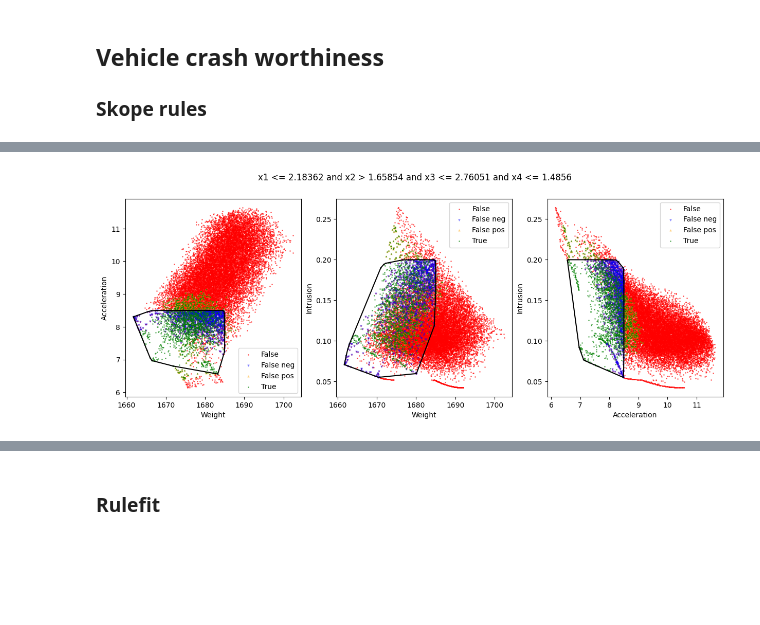
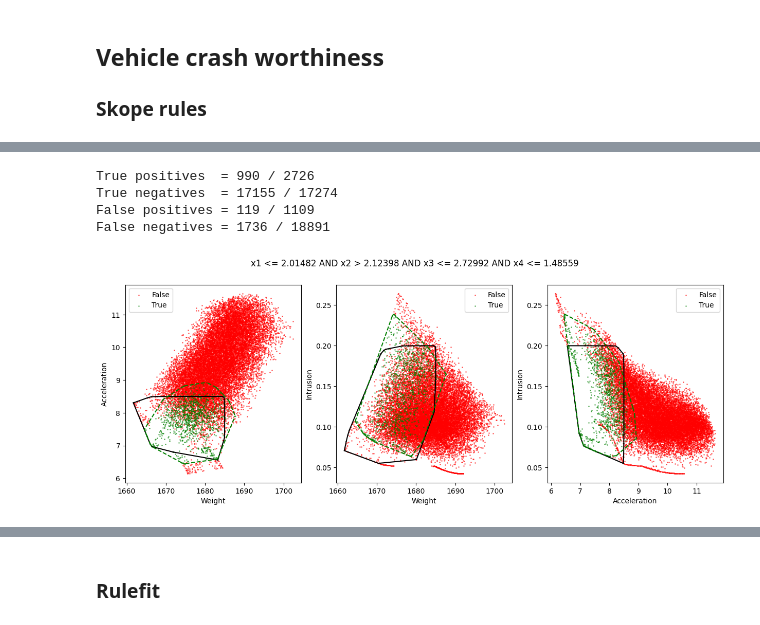
Before and after one commit to gialmisi/xaimoo-experiments, a Jupyter notebook: notebooks/Rule_showcase.ipynb, the cells around one changed output, grey strips where cells are left out. Drawn from its saved outputs; the diff is of its cells as text; code cells hidden in the pictures; blank space fills up the shorter version.

```diff
--- a/notebooks/Rule_showcase.ipynb
+++ b/notebooks/Rule_showcase.ipynb
@@ -9,7 +9,16 @@ warnings.filterwarnings("ignore")
 
 from xaimoo.utilities.data import label_vehicle_crash, label_two_bar_truss, label_welded_beam
 from xaimoo.utilities.visualize import plot_rule_explanations
-from xaimoo.explanations.rules import train_skope_rules, explain_skope_rules, train_rulefit_rules, explain_rulefit_rules, rule_to_conditions, index_rules, combine_rule_conditions
+from xaimoo.explanations.rules import train_skope_rules, explain_skope_rules, train_rulefit_rules, explain_rulefit_rules, rule_to_conditions, index_rules, combine_rule_conditions, simplify_rules
+
+def plot_helper(rules, to_consider, df, obj_names, target_category):
+
+    rules_list = [rules[i][0] for i in to_consider]
+
+    cons = combine_rule_conditions(rules_list)
+    df["mark"] = df.apply(cons, axis=1)
+
+    plot_rule_explanations(df, obj_names, "mark", "category", target_category, title=f"{simplify_rules(rules_list)}")
 # %% [markdown]
 ## Vehicle crash worthiness
 ### Skope rules
@@ -18,7 +27,7 @@ df_crash, var_names, obj_names = label_vehicle_crash("../data/VehicleCrash.csv")
 
 target_category = 1
 
-skope_kwargs = {"max_depth": range(1, len(var_names)+1), "precision_min": 0.7, "recall_min": 0.5}  # use F1-Score
+skope_kwargs = {"max_depth": range(1, len(var_names)+1), "precision_min": 0.5, "recall_min": 0.2}  # use F1-Score
 classifier = train_skope_rules(df_crash, var_names, target_category, classifier_kwargs=skope_kwargs)
 rules = index_rules(explain_skope_rules(classifier))
 # %% [output]
@@ -33,9 +51,8 @@ Rule --> (Accuracy, Recall)
 # %%
-rules_list = [rules[i][0] for i in range(1)]
-
-cons = combine_rule_conditions(rules_list)
-df_crash["skope_mark"] = df_crash.apply(cons, axis=1)
-
-plot_rule_explanations(df_crash, obj_names, "skope_mark", "category", target_category, title=" && ".join(rules_list))
+plot_helper(rules, [0], df_crash, obj_names, target_category)
 # %% [output]
+True positives  = 990 / 2726
+True negatives  = 17155 / 17274
+False positives = 119 / 1109
+False negatives = 1736 / 18891
-[figure, old version]
+[figure, new version]
```
Also changed, not shown: parts of 13 cells of this notebook, 6 other files.
